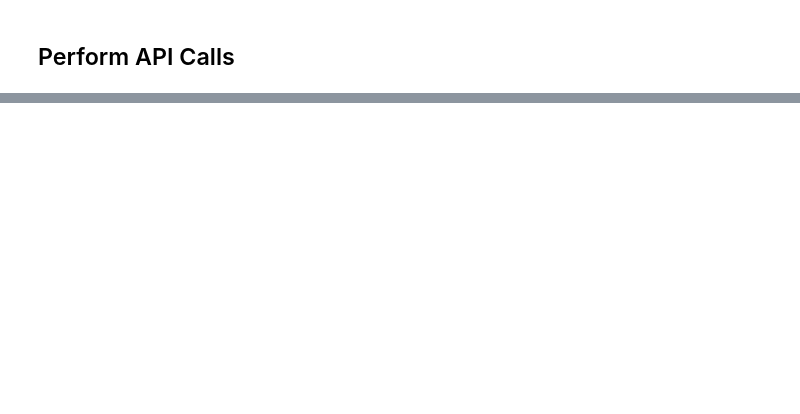
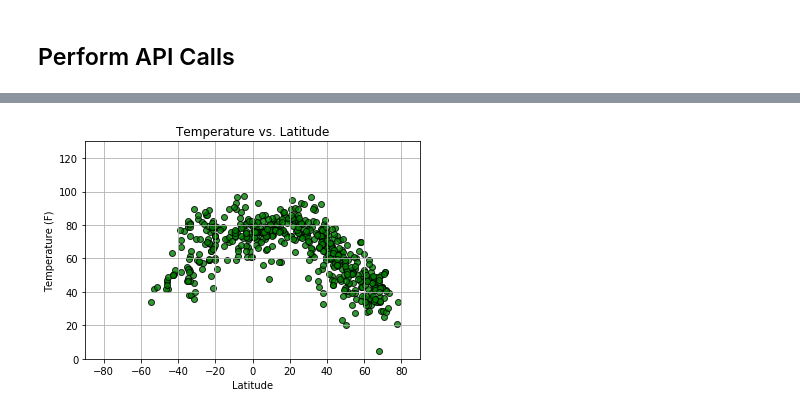
Before and after one commit to erjacobs2/Weather_API, a Jupyter notebook: WeatherPy.ipynb, the cells around one changed output, grey strips where cells are left out. Saved outputs shown, nothing was run; the diff lists cells and outputs as text; code cells hidden in the pictures; blank space fills up the shorter version.

```diff
--- a/WeatherPy.ipynb
+++ b/WeatherPy.ipynb
@@ -63,0 +74,12 @@ summary = ["main.temp", "coord.lat", "coord.lon", "main.humidity", "clouds.all",
+# %%
+data = {"Cities": cities,
+           "Latitude": lat,
+           "Temperature": temp,
+           "Humidity": humid,
+           "Clouds": cloud,
+           "Wind": wind}
+data_df = pd.DataFrame.from_dict(data, orient='index')
+data_df = data_df.transpose()
+data_df = data_df.dropna()
+#data_df.to_csv("city_info.csv")
+data_df.head()
@@ -63,0 +93,23 @@ summary = ["main.temp", "coord.lat", "coord.lon", "main.humidity", "clouds.all",
+# %%
+lat_s = data_df['Latitude']
+temp_s = data_df['Temperature']
+humidity_s = data_df['Humidity']
+cloud_s = data_df['Clouds']
+wind_s = data_df['Wind']
+# %%
+#Temp vs Lat
+
+plt.scatter(lat_s, temp_s, marker="o", facecolors="green", edgecolors="black", alpha=0.80)
+plt.title("Temperature vs. Latitude")
+plt.xlabel("Latitude")
+plt.ylabel("Temperature (F)")
+
+plt.grid(True)
+plt.ylim(0,130)
+plt.xlim(-90,90)
+
+#130
+plt.savefig("Temperature vs Lat.png")
+plt.show()
+# %% [output]
+[figure, added]
```
Also changed, not shown: parts of 7 cells of this notebook, 1 other file.
